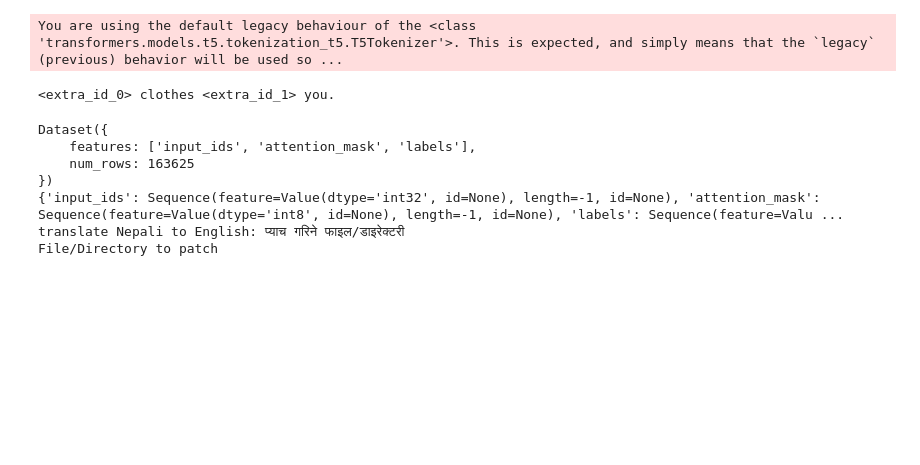
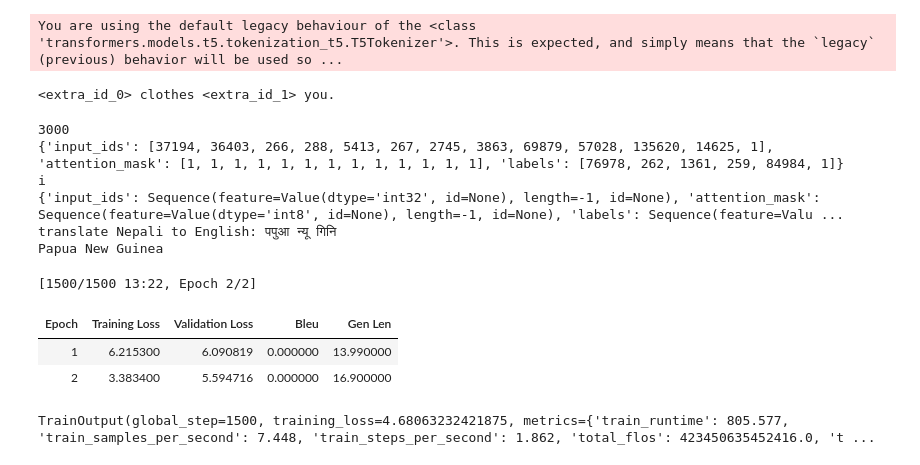
Before and after one commit to Vedant2311/BERT-guided-MT, a Jupyter notebook: MT5_Baseline/mt5.ipynb, the cells around one changed output. Cells and saved outputs as stored; diff of their text form; code cells hidden in the pictures; blank space fills up the shorter version.

```diff
--- a/MT5_Baseline/mt5.ipynb
+++ b/MT5_Baseline/mt5.ipynb
@@ -48,24 +49,24 @@ print(output_text)
 prefix = "translate Nepali to English: "
 src_lang = "ne_NP"
 tgt_lang = "en_XX"
-with open("../dataset/train_raw/train.ne_NP", "r") as f:
+with open("train.ne_NP", "r", encoding='utf-8') as f:
     train_ne = [l.strip() for l in f.readlines()]
-with open("../dataset/train_raw/train.en_XX", "r") as f:
+with open("train.en_XX", "r", encoding='utf-8') as f:
     train_en = [l.strip() for l in f.readlines()]
-with open("../dataset/test_raw/test.ne_NP", "r") as f:
+with open("test.ne_NP", "r", encoding='utf-8') as f:
     test_ne = [l.strip() for l in f.readlines()]
-with open("../dataset/test_raw/test.en_XX", "r") as f:
+with open("test.en_XX", "r", encoding='utf-8') as f:
     test_en = [l.strip() for l in f.readlines()]
 train_dataset_dict = {
     "ne_NP": train_ne,
     "en_XX": train_en
 }
-test_dataset = {
+test_dataset_dict = {
     "ne_NP": test_ne,
     "en_XX": test_en
 }
 train_dataset = Dataset.from_dict(train_dataset_dict)
-test_dataset = Dataset.from_dict(test_dataset)
+test_dataset = Dataset.from_dict(test_dataset_dict)
 
 def preprocess_function(examples):
     return tokenizer([prefix + example for example in examples[src_lang]], text_target=examples[tgt_lang], max_length=128, truncation=True)
@@ -73,26 +74,34 @@ def preprocess_function(examples):
 tokenized_train_inputs = train_dataset.map(preprocess_function, batched=True, remove_columns=[src_lang, tgt_lang])
 tokenized_test_inputs = test_dataset.map(preprocess_function, batched=True, remove_columns=[src_lang, tgt_lang])
 # %%
-print(tokenized_train_inputs)
+print(len(train_dataset))
+print(tokenized_train_inputs[0])
+print(tokenizer.decode(tokenized_train_inputs[0]["input_ids"][2]))
 print(tokenized_train_inputs.features)
 print(tokenizer.decode(tokenized_train_inputs[0]["input_ids"], skip_special_tokens=True))
 print(tokenizer.decode(tokenized_train_inputs[0]["labels"], skip_special_tokens=True))
 # %% [output]
-Dataset({
-    features: ['input_ids', 'attention_mask', 'labels'],
-    num_rows: 163625
-})
+3000
+{'input_ids': [37194, 36403, 266, 288, 5413, 267, 2745, 3863, 69879, 57028, 135620, 14625, 1], 'attention_mask': [1, 1, 1, 1, 1, 1, 1, 1, 1, 1, 1, 1, 1], 'labels': [76978, 262, 1361, 259, 84984, 1]}
+i
 {'input_ids': Sequence(feature=Value(dtype='int32', id=None), length=-1, id=None), 'attention_mask': Sequence(feature=Value(dtype='int8', id=None), length=-1, id=None), 'labels': Sequence(feature=Valu ...
-translate Nepali to English: प्याच गरिने फाइल/डाइरेक्टरी
-File/Directory to patch
+translate Nepali to English: पपुआ न्यू गिनि
+Papua New Guinea
 # %%
 # Set up collator and metrics
-data_collator = DataCollatorForSeq2Seq(tokenizer=tokenizer, model=model_name)
+data_collator = DataCollatorForSeq2Seq(tokenizer=tokenizer, model=model_name)#, return_tensors="np")
+# tf_train_dataset = model.prepare_tf_dataset(
+    # train_dataset,
+    # collate_fn=data_collator,
+    # batch_size=8,
+    # shuffle=True
+# )
 metric = evaluate.load("bleu")
 
 def postprocess_text(preds, labels):
+    # remove `.split()` if not using bleu
     preds = [pred.strip() for pred in preds]
-    labels = [[label.strip()] for label in labels]
+    labels = [label.strip() for label in labels]
 
     return preds, labels
 
@@ -118,25 +127,35 @@ def compute_metrics(eval_preds):
 # %%
 training_args = Seq2SeqTrainingArguments(
     output_dir="mt5_ne_en",
     evaluation_strategy="epoch",
-    learning_rate=2e-5,
-    per_device_train_batch_size=16,
-    per_device_eval_batch_size=16,
-    weight_decay=0.01,
+    # evaluation_strategy="steps",
+    # eval_steps=1000,
+    # learning_rate=2e-5,
+    per_device_train_batch_size=8,
+    per_device_eval_batch_size=8,
+    # weight_decay=0.01,
     save_total_limit=3,
-    num_train_epochs=2,
+    num_train_epochs=20,
     predict_with_generate=True,
     # fp16=True,
+    # bf16=True
 )
 
 trainer = Seq2SeqTrainer(
     model=model,
     args=training_args,
     train_dataset=tokenized_train_inputs,
     eval_dataset=tokenized_test_inputs,
     tokenizer=tokenizer,
     data_collator=data_collator,
     compute_metrics=compute_metrics,
+    optimizers=(torch.optim.Adam(model.parameters(), lr=0.001), None)
 )
 
 trainer.train()
+# %% [output]
+[1500/1500 13:22, Epoch 2/2]
+| Epoch | Training Loss | Validation Loss | Bleu | Gen Len |
+| 1 | 6.215300 | 6.090819 | 0.000000 | 13.990000 |
+| 2 | 3.383400 | 5.594716 | 0.000000 | 16.900000 |
+TrainOutput(global_step=1500, training_loss=4.68063232421875, metrics={'train_runtime': 805.577, 'train_samples_per_second': 7.448, 'train_steps_per_second': 1.862, 'total_flos': 423450635452416.0, 't ...
```
Also changed, not shown: parts of 9 cells of this notebook.
